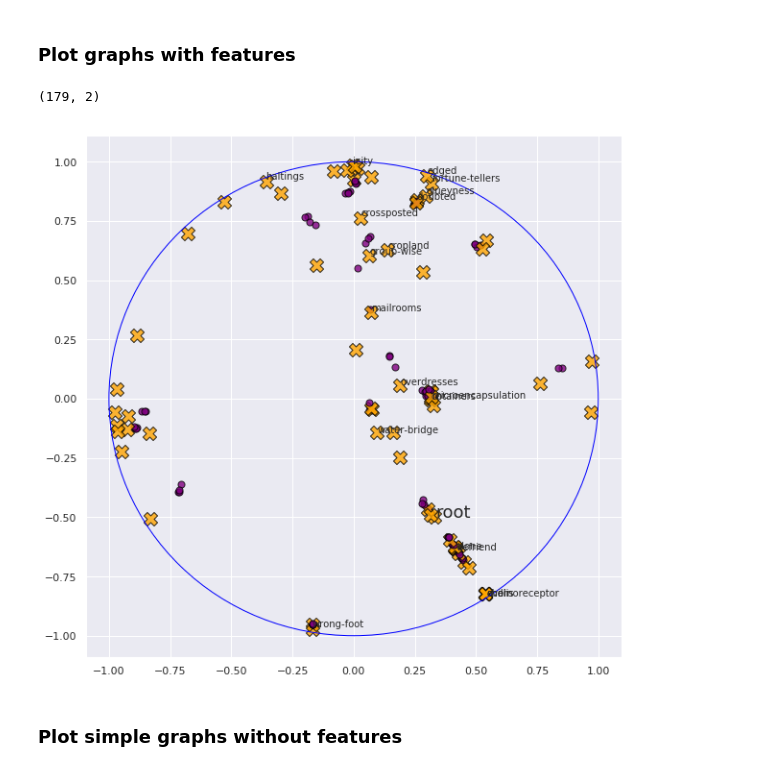
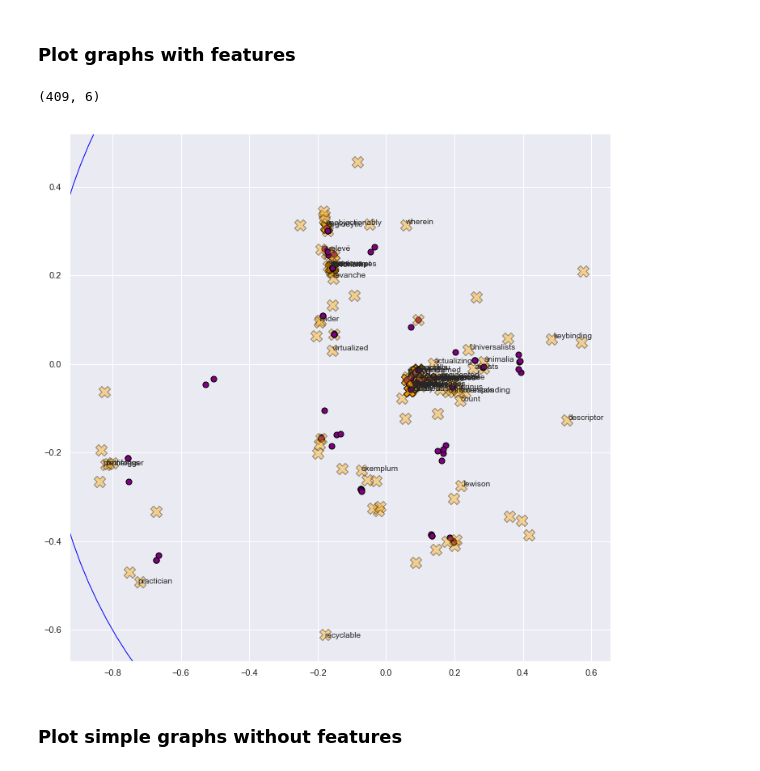
Before and after one commit to gmmarconi/poincare-embeddings, a Jupyter notebook: notebooks/Plot embedding.ipynb, the cells around one changed output. Drawn from its saved outputs; the diff is of its cells as text; code cells hidden in the pictures.

```diff
--- a/notebooks/Plot embedding.ipynb
+++ b/notebooks/Plot embedding.ipynb
@@ -45,39 +21,41 @@ print(embed.shape)
 colors = np.zeros(embed.shape[0])
 for idx in range(len(colors)):
     if model['objects'][idx]['feature'] == -1:
         colors[idx] = 1
     else:
         colors[idx] = -1
 
-plt.figure(figsize=(10,10))
+plt.figure(figsize=(12,12))
 ax = plt.gca()
 for idx in range(len(colors)):
-    x = embed[idx,0]
-    y = embed[idx,1]
+    x = embed[idx,4]
+    y = embed[idx,5]
 
     if model['objects'][idx]['feature'] == -1:
         fsize = 10
         size = 200
         displacement = 1.01
         marker = 'X'
         color = 'orange'
+        a=0.4
     else:
         fsize = 7
         size = 200
         displacement = -1.01
         marker = '.'
         color= 'purple'
-    ax.scatter(x=x, y=y, c=color, alpha=0.8, s=size, edgecolor='black', marker=marker)
+        a=1
+    ax.scatter(x=x, y=y, c=color, alpha=a, s=size, edgecolor='black', marker=marker, )
     if model['objects'][idx]['feature'] == -1 and (np.random.random() > 0.7 or model['objects'][idx]['name'] == 'root'):
         #print(x,y)
         if model['objects'][idx]['name'] == 'root': fsize = 18
         plt.text(x * ( displacement), y * ( displacement) , model['objects'][idx]['name'], fontsize=fsize)
 
 ax.add_artist(plt.Circle((0,0), 1, color='Blue',fill=False))
 plt.show()
 # %% [output]
-(179, 2)
+(409, 6)
-[figure, old version]
+[figure, new version]
 # %% [markdown]
 ### Plot simple graphs without features
 # %%
```
Also changed, not shown: parts of 3 cells of this notebook, 1 other file.
